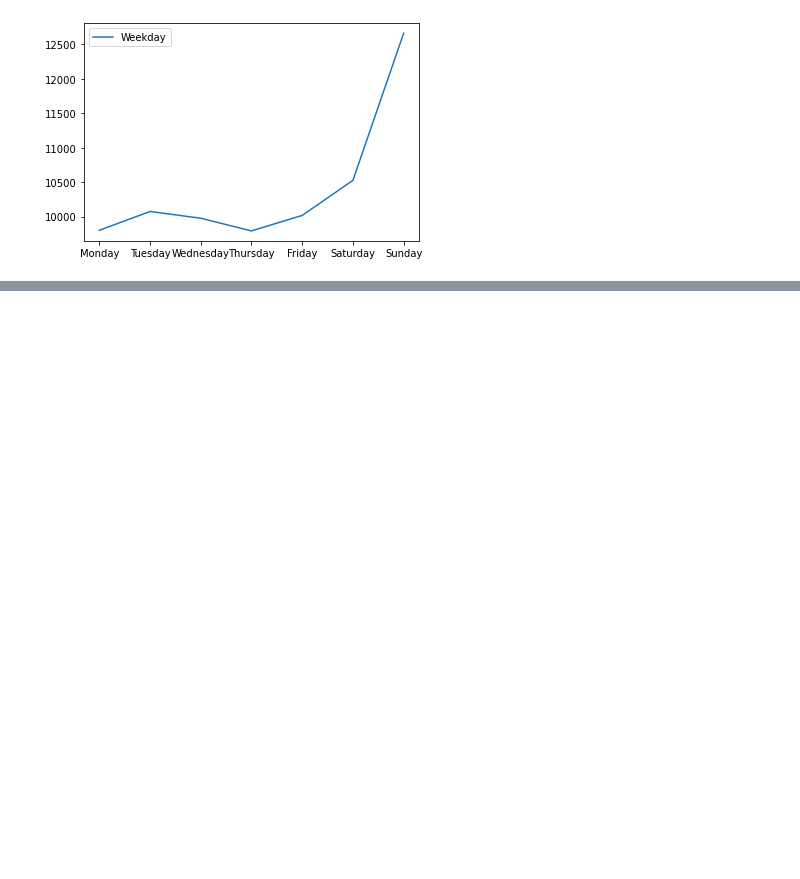
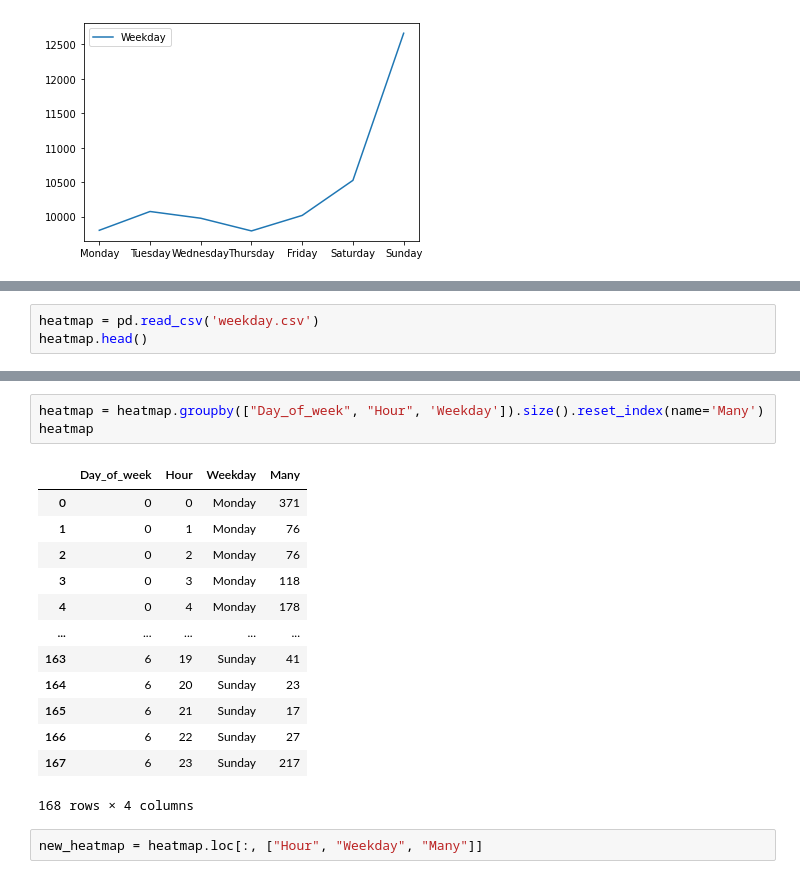
Before and after one commit to irfanmasoudi/ayang, a Jupyter notebook: 4u.ipynb, the cells around one changed output, grey strips where cells are left out. Cells and saved outputs as stored; diff of their text form; blank space fills up the shorter version.

```diff
--- a/4u.ipynb
+++ b/4u.ipynb
@@ -444,0 +553,3 @@ messages_count.reindex(days).plot(kind='line')
+# %%
+heatmap = pd.read_csv('weekday.csv')
+heatmap.head()
@@ -444,0 +596,19 @@ messages_count.reindex(days).plot(kind='line')
+# %%
+heatmap = heatmap.groupby(["Day_of_week", "Hour", 'Weekday']).size().reset_index(name='Many')
+heatmap
+# %% [output]
+|  | Day_of_week | Hour | Weekday | Many |
+| 0 | 0 | 0 | Monday | 371 |
+| 1 | 0 | 1 | Monday | 76 |
+| 2 | 0 | 2 | Monday | 76 |
+| 3 | 0 | 3 | Monday | 118 |
+| 4 | 0 | 4 | Monday | 178 |
+| ... | ... | ... | ... | ... |
+| 163 | 6 | 19 | Sunday | 41 |
+| 164 | 6 | 20 | Sunday | 23 |
+| 165 | 6 | 21 | Sunday | 17 |
+| 166 | 6 | 22 | Sunday | 27 |
+| 167 | 6 | 23 | Sunday | 217 |
+168 rows × 4 columns
+# %%
+new_heatmap = heatmap.loc[:, ["Hour", "Weekday", "Many"]]
```
Also changed, not shown: parts of 16 cells of this notebook, 2 other files.
